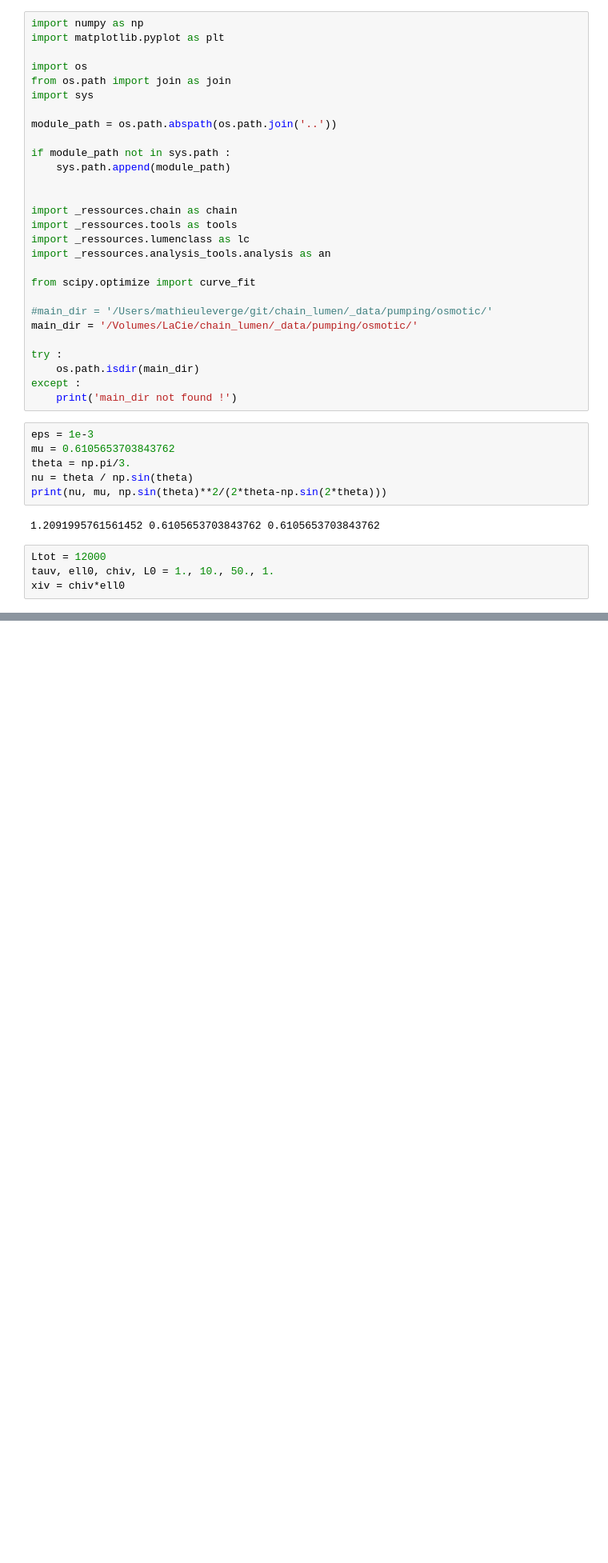
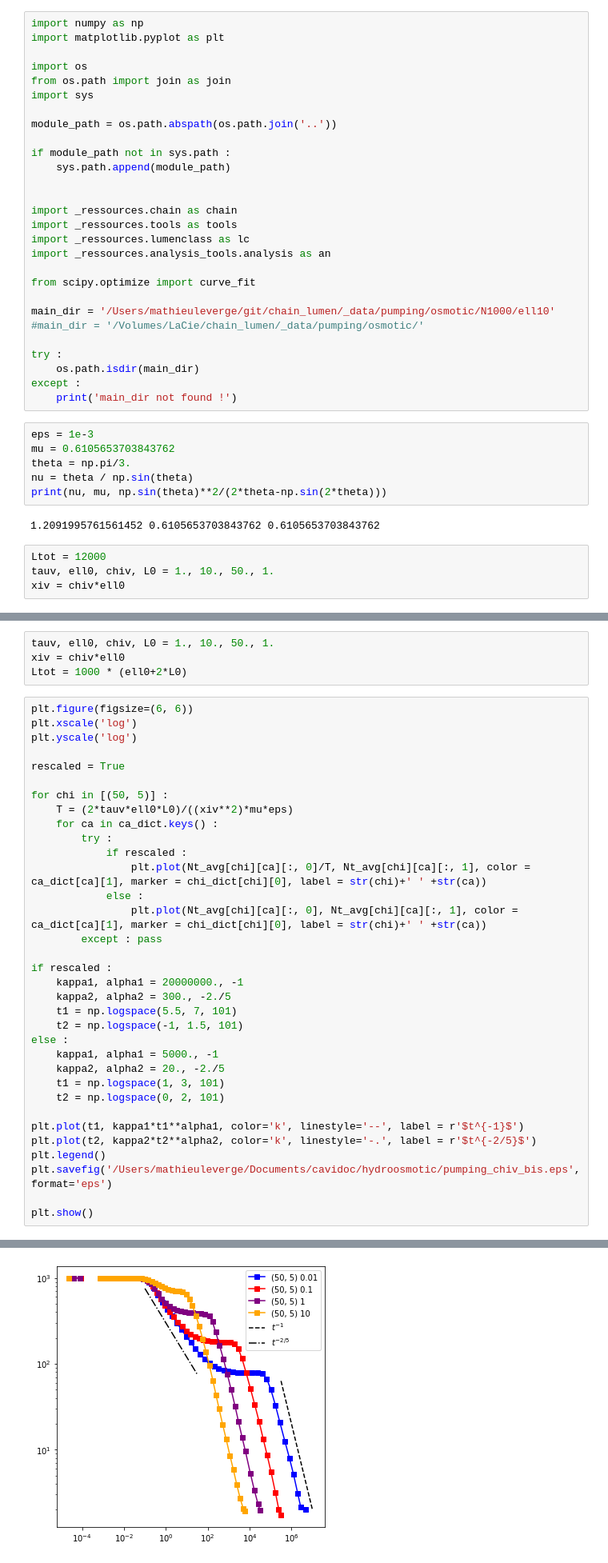
Before and after one commit to VirtualEmbryo/hydroosmotic_chain, a Jupyter notebook: _notebook/osmotic - pumping.ipynb, the cells around one changed output, grey strips where cells are left out. Shown at 80% size. Cells and saved outputs as stored; diff of their text form; blank space fills up the shorter version.

```diff
--- a/_notebook/osmotic - pumping.ipynb
+++ b/_notebook/osmotic - pumping.ipynb
@@ -19,8 +19,8 @@ import _ressources.analysis_tools.analysis as an
 
 from scipy.optimize import curve_fit
 
-#main_dir = '/Users/mathieuleverge/git/chain_lumen/_data/pumping/osmotic/'
-main_dir = '/Volumes/LaCie/chain_lumen/_data/pumping/osmotic/'
+main_dir = '/Users/mathieuleverge/git/chain_lumen/_data/pumping/osmotic/N1000/ell10'
+#main_dir = '/Volumes/LaCie/chain_lumen/_data/pumping/osmotic/'
 
 try :
     os.path.isdir(main_dir)
@@ -842,0 +198,39 @@ solve_ivp(fun, t_span, y0, method='RK45', t_eval=None, dense_output=False, event
+# %%
+tauv, ell0, chiv, L0 = 1., 10., 50., 1.
+xiv = chiv*ell0
+Ltot = 1000 * (ell0+2*L0)
+# %%
+plt.figure(figsize=(6, 6))
+plt.xscale('log')
+plt.yscale('log')
+
+rescaled = True
+
+for chi in [(50, 5)] :
+    T = (2*tauv*ell0*L0)/((xiv**2)*mu*eps)
+    for ca in ca_dict.keys() :
+        try :
+            if rescaled :
+                plt.plot(Nt_avg[chi][ca][:, 0]/T, Nt_avg[chi][ca][:, 1], color = ca_dict[ca][1], marker = chi_dict[chi][0], label = str(chi)+' ' +str(ca))
+            else :
+                plt.plot(Nt_avg[chi][ca][:, 0], Nt_avg[chi][ca][:, 1], color = ca_dict[ca][1], marker = chi_dict[chi][0], label = str(chi)+' ' +str(ca))
+        except : pass
+
+if rescaled :
+    kappa1, alpha1 = 20000000., -1
+    kappa2, alpha2 = 300., -2./5
+    t1 = np.logspace(5.5, 7, 101)
+    t2 = np.logspace(-1, 1.5, 101)
+else :
+    kappa1, alpha1 = 5000., -1
+    kappa2, alpha2 = 20., -2./5
+    t1 = np.logspace(1, 3, 101)
+    t2 = np.logspace(0, 2, 101)
+
+plt.plot(t1, kappa1*t1**alpha1, color='k', linestyle='--', label = r'$t^{-1}$')
+plt.plot(t2, kappa2*t2**alpha2, color='k', linestyle='-.', label = r'$t^{-2/5}$')
+plt.legend()
+plt.savefig('/Users/mathieuleverge/Documents/cavidoc/hydroosmotic/pumping_chiv_bis.eps', format='eps')
+
+plt.show()
+# %% [output]
@@ -842,0 +239 @@ solve_ivp(fun, t_span, y0, method='RK45', t_eval=None, dense_output=False, event
+[figure, added]
```
Also changed, not shown: parts of 40 cells of this notebook, 17 other files.
